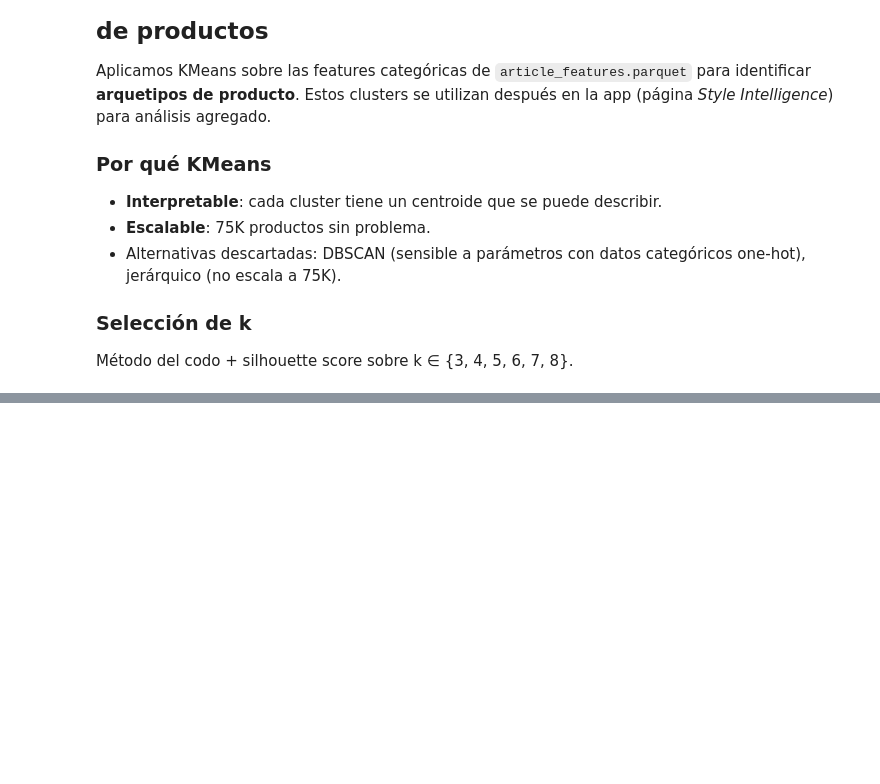
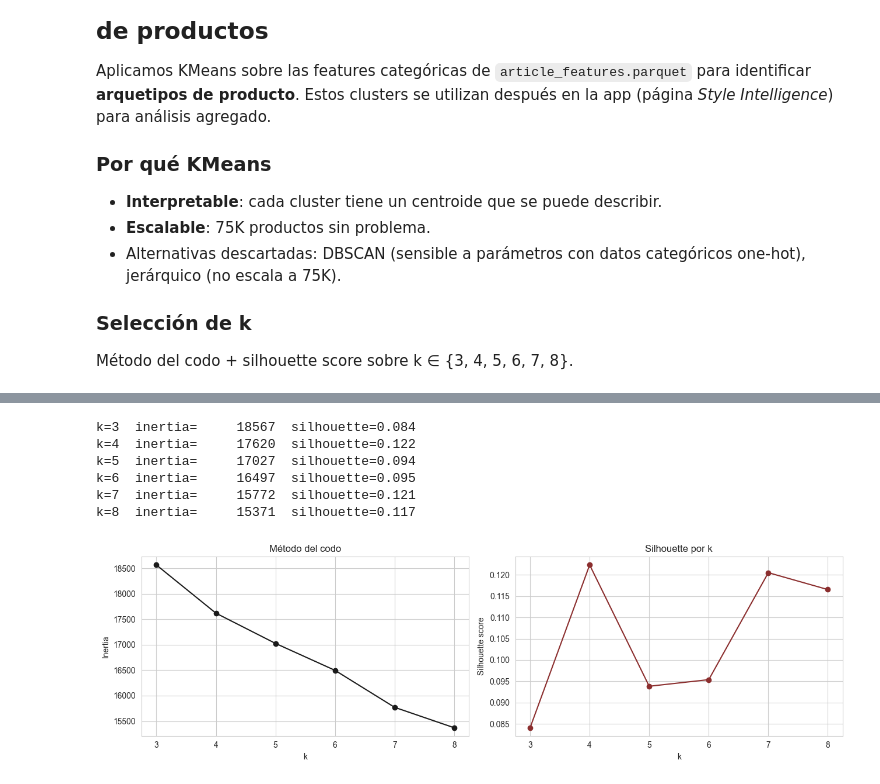
Before and after one commit to EstherBarrancoMotos/fashion-ai-engine, a Jupyter notebook: notebooks/03_Entrenamiento_Evaluacion.ipynb, the cells around one changed output, grey strips where cells are left out. Drawn from its saved outputs; the diff is of its cells as text; code cells hidden in the pictures; blank space fills up the shorter version.

Commit message:
wip: save point before cleanup of duplicate notebooks
State: notebook structure has duplicates from VS Code save behavior.
Will be cleaned in next session. All current work preserved.

```diff
--- a/notebooks/03_Entrenamiento_Evaluacion.ipynb
+++ b/notebooks/03_Entrenamiento_Evaluacion.ipynb
@@ -514,0 +551,34 @@ X_sample = X_cluster.iloc[sample_idx].values
+# %%
+ks = [3, 4, 5, 6, 7, 8]
+inertias = []
+silhouettes = []
+
+for k in ks:
+    km = KMeans(n_clusters=k, random_state=RANDOM_STATE, n_init=10)
+    labels_sample = km.fit_predict(X_sample)
+    inertias.append(km.inertia_)
+    sil = silhouette_score(X_sample, labels_sample)
+    silhouettes.append(sil)
+    print(f"k={k}  inertia={km.inertia_:>10.0f}  silhouette={sil:.3f}")
+
+fig, axes = plt.subplots(1, 2, figsize=(13, 4))
+axes[0].plot(ks, inertias, "o-", color="#1A1A1A")
+axes[0].set_xlabel("k")
+axes[0].set_ylabel("Inertia")
+axes[0].set_title("Método del codo")
+
+axes[1].plot(ks, silhouettes, "o-", color="#8B2E2E")
+axes[1].set_xlabel("k")
+axes[1].set_ylabel("Silhouette score")
+axes[1].set_title("Silhouette por k")
+plt.tight_layout()
+plt.savefig(RESULTS.parent / "figures" / "kmeans_k_selection.png", dpi=120, bbox_inches="tight")
+plt.show()
+# %% [output]
+k=3  inertia=     18567  silhouette=0.084
+k=4  inertia=     17620  silhouette=0.122
+k=5  inertia=     17027  silhouette=0.094
+k=6  inertia=     16497  silhouette=0.095
+k=7  inertia=     15772  silhouette=0.121
+k=8  inertia=     15371  silhouette=0.117
+[figure, added]
```
Also changed, not shown: parts of 12 cells of this notebook, 1 other file.
